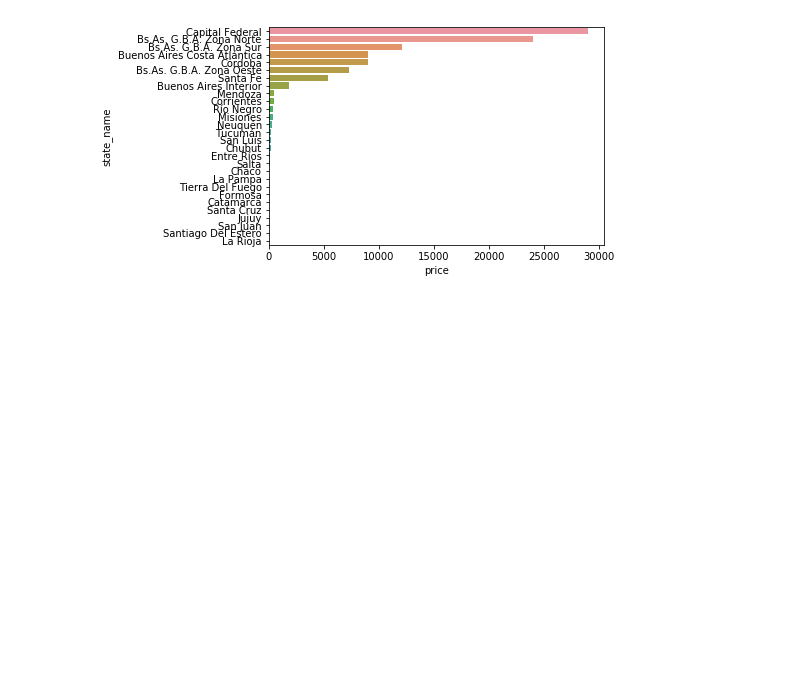
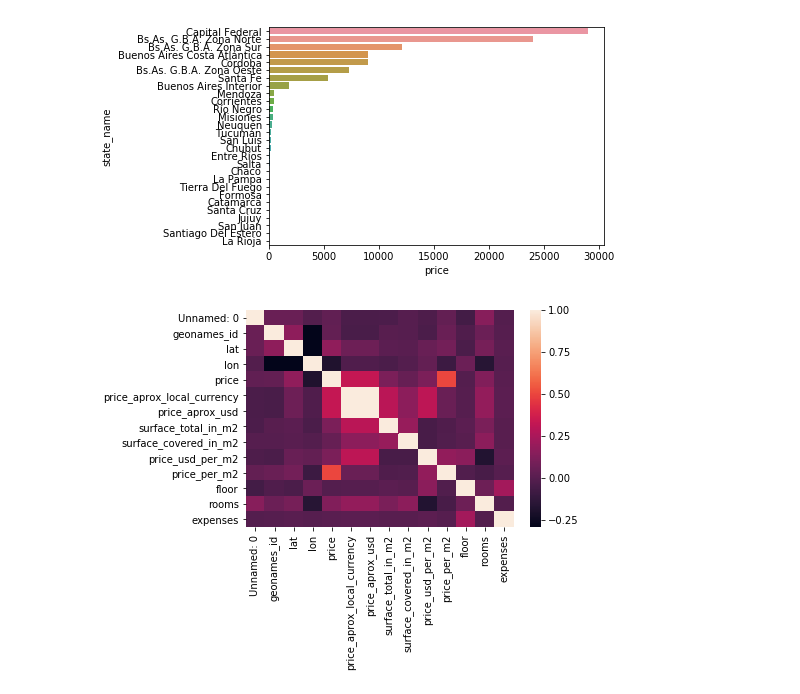
Before and after one commit to Villamaru/stunning-octo-waffle, a Jupyter notebook: 1-Pre_Analisis.ipynb, the cells around one changed output. Cells and saved outputs as stored; diff of their text form; code cells hidden in the pictures; blank space fills up the shorter version.

```diff
--- a/1-Pre_Analisis.ipynb
+++ b/1-Pre_Analisis.ipynb
@@ -153,3 +153,9 @@ sns.barplot(y.price,y.index)
 # %% [output]
 <matplotlib.axes._subplots.AxesSubplot at 0x...>
 [figure]
+# %%
+#Hacemos un heatmap primero con todos los elementos
+#y otro luego quedandonos con los que no tienen ningun tipo de elemento faltante
+sns.heatmap(properati.corr());
+# %% [output]
+[figure, added]
```
Also changed, not shown: parts of 6 cells of this notebook.
